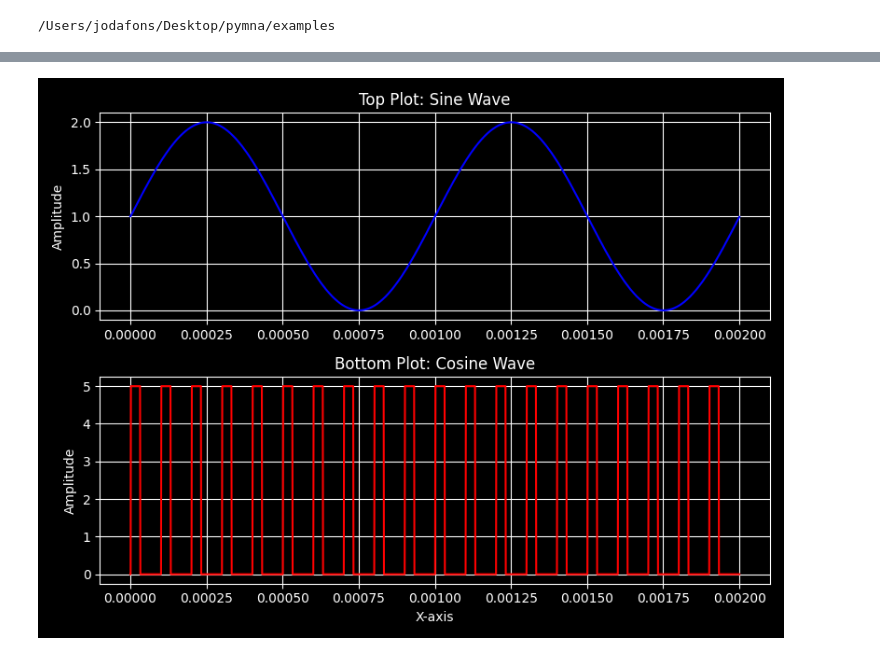
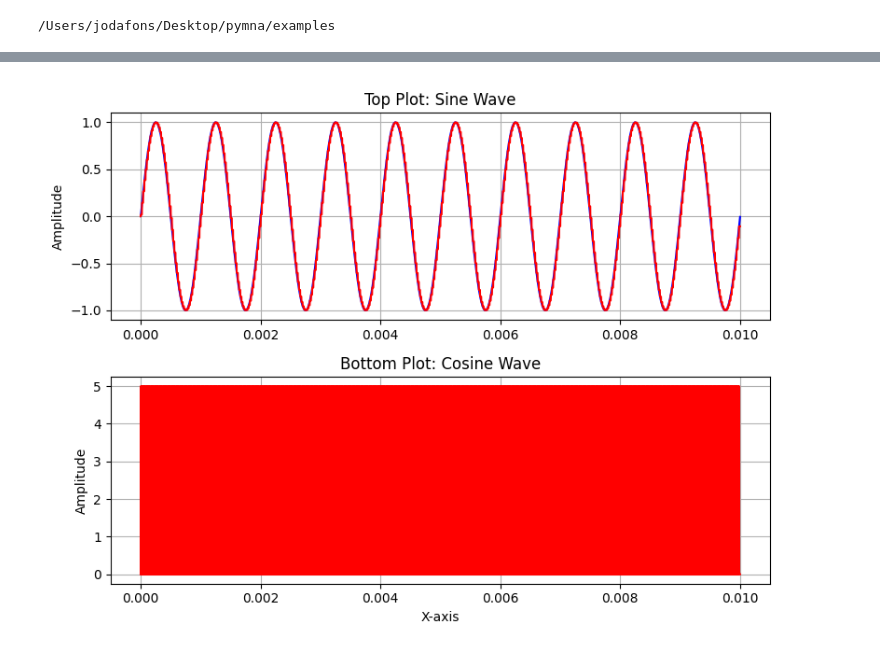
Before and after one commit to jodafons/pymna, a Jupyter notebook: examples/oscilador.ipynb, the cells around one changed output, grey strips where cells are left out. Saved outputs shown, nothing was run; the diff lists cells and outputs as text; code cells hidden in the pictures.

```diff
--- a/examples/oscilador.ipynb
+++ b/examples/oscilador.ipynb
@@ -116,22 +16,25 @@ plt.show()
 # %%
 # signal input
 Hz=1
+s=1
 fs = 1000*Hz
 Ts = 1/fs
-ns = 2
-end_time = (Ts)*ns
+duration = 0.01*s
+ns = duration/Ts
+
+
 
 # clock signal
-fclk = 10*fs
+fclk = 50*fs
 Tclk = 1/fclk
-nclk = end_time / (Tclk)
+nclk = duration / (Tclk)
 
 circuit = Circuit()
 circuit.SinusoidalVoltageSource('in', circuit.gnd,
                                 amplitude=1,
                                 frequency=fs,
                                 number_of_cycles=ns,
-                                dc=1,
+                                dc=0,
                                 name='Vsin')
 circuit.OpAmp( 'in', 'out1', 'out1' )
 circuit.mosfet_channel_n('out1', 'base', 'in2' , W=5*um , L=5*um )
@@ -140,23 +43,15 @@ circuit.PulseVoltageSource( 'base', circuit.gnd,
                                     amplitude_2 = 5,
                                     T = Tclk,
                                     number_of_cycles = nclk,
-                                    time_on = 0.3*Tclk)
-circuit.C('in2', circuit.gnd, 3e-9 )
-circuit.R('in2',circuit.gnd, 5000000)
+                                    time_on = 0.1*Tclk)
+circuit.C('in2', circuit.gnd, 3e-12 )
+#circuit.R('in2',circuit.gnd, 5000000)
+
 #circuit.R('aux',circuit.gnd,5)
 circuit.OpAmp( 'in2', 'out', 'out' )
-circuit.R('out', circuit.gnd, 1000)
+circuit.R('out', circuit.gnd, 1000000)
 print(circuit.nodes)
 simulator = Simulator()
-r = simulator.transient( circuit , end_time, 0.000001, verbose=False)
-plt.style.use('dark_background')
-fig, ax = plt.subplots()
-plt.plot( r['t'], r['in'] , color='green' )
-plt.plot( r['t'], r['base'] , color='blue' )
-plt.plot( r['t'], r['in2'], color='red' )
-ax.set_xlabel('x-axis')
-ax.set_ylabel('y-axis')
-ax.set_title("")
-plt.show()
+r = simulator.transient( circuit , duration, duration/10000, verbose=False)
 # %% [output]
 {0: 0, 'in': 1, 'out1': 2, 'base': 3, 'in2': 4, 'out': 5}
@@ -167,26 +61,30 @@ Max number of nodes: 5
 # %%
 # Create a figure and a 2x1 grid of subplots
 fig, ax = plt.subplots(nrows=2, ncols=1, figsize=(8, 6)) # figsize for better visualization
 x = r['t']
 y1=r['in']
 y2=r['base']
+y3=r['out']
+
 # Plot on the top subplot (ax[0])
 ax[0].plot(x, y1, color='blue')
+ax[0].plot(x, y3, color='red')
+
 ax[0].set_title('Top Plot: Sine Wave')
 ax[0].set_ylabel('Amplitude')
 ax[0].grid(True)
 
 # Plot on the bottom subplot (ax[1])
 ax[1].plot(x, y2, color='red')
 ax[1].set_title('Bottom Plot: Cosine Wave')
 ax[1].set_xlabel('X-axis')
 ax[1].set_ylabel('Amplitude')
 ax[1].grid(True)
 
 # Adjust layout to prevent overlapping titles/labels
 plt.tight_layout()
 
 # Display the plot
 plt.show()
 # %% [output]
-[figure, old version]
+[figure, new version]
```
Also changed, not shown: parts of 7 cells of this notebook, 24 other files.
